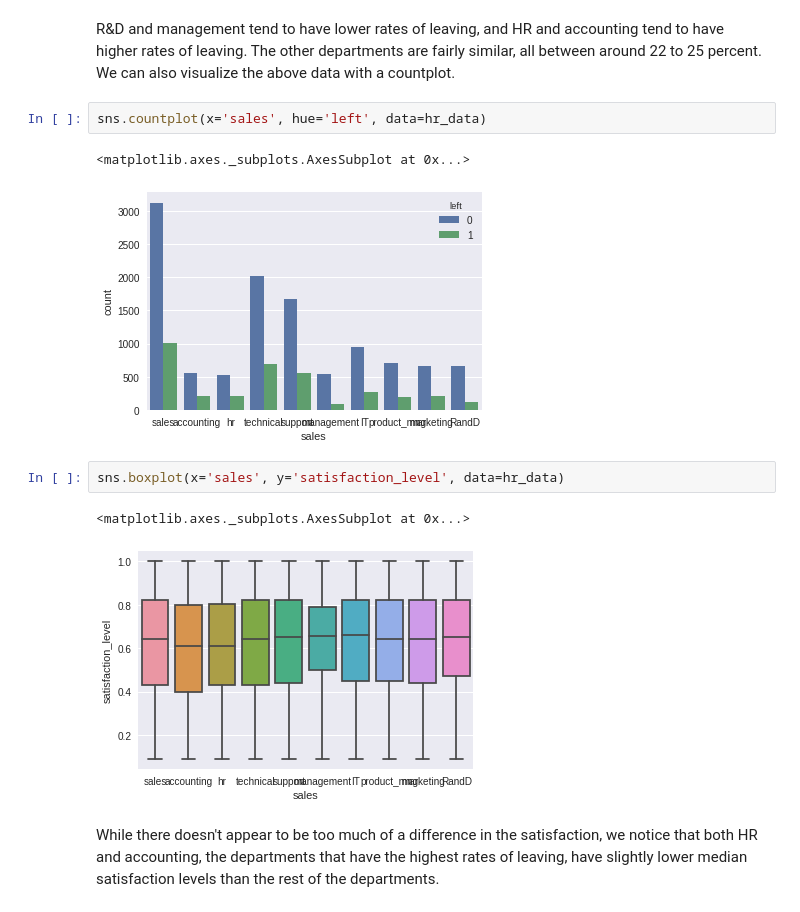
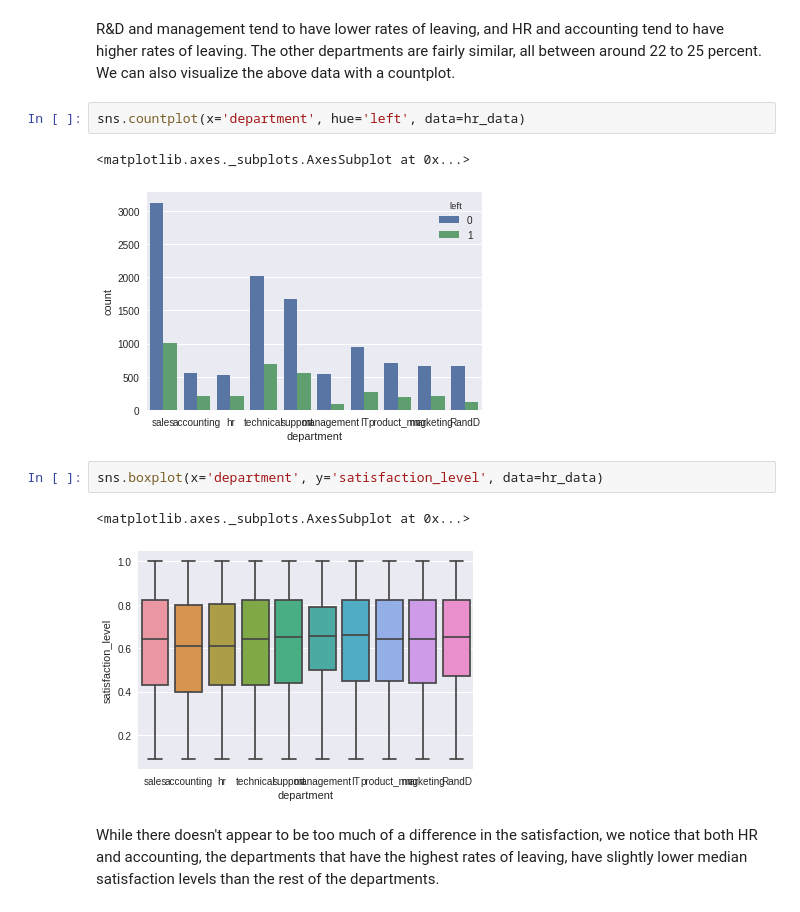
Before and after one commit to rayjustinhuang/Data-Analysis-and-Machine-Learning, a Jupyter notebook: Predicting Who Will Leave and Why - Python Machine Learning.ipynb, the cells around one changed output. Saved outputs shown, nothing was run; the diff lists cells and outputs as text.

Commit message:
Rename department variable and add ROC curve

```diff
--- a/Predicting Who Will Leave and Why - Python Machine Learning.ipynb
+++ b/Predicting Who Will Leave and Why - Python Machine Learning.ipynb
@@ -143,15 +144,15 @@ dept_table_percentages
 # %% [markdown]
 R&D and management tend to have lower rates of leaving, and HR and accounting tend to have higher rates of leaving. The other departments are fairly similar, all between around 22 to 25 percent. We can also visualize the above data with a countplot.
 # %%
-sns.countplot(x='sales', hue='left', data=hr_data)
+sns.countplot(x='department', hue='left', data=hr_data)
 # %% [output]
 <matplotlib.axes._subplots.AxesSubplot at 0x...>
-[figure, old version]
+[figure, new version]
 # %%
-sns.boxplot(x='sales', y='satisfaction_level', data=hr_data)
+sns.boxplot(x='department', y='satisfaction_level', data=hr_data)
 # %% [output]
 <matplotlib.axes._subplots.AxesSubplot at 0x...>
-[figure, old version]
+[figure, new version]
 # %% [markdown]
 While there doesn't appear to be too much of a difference in the satisfaction, we notice that both HR and accounting, the departments that have the highest rates of leaving, have slightly lower median satisfaction levels than the rest of the departments.
 # %% [markdown]
```
Also changed, not shown: parts of 13 cells of this notebook.
